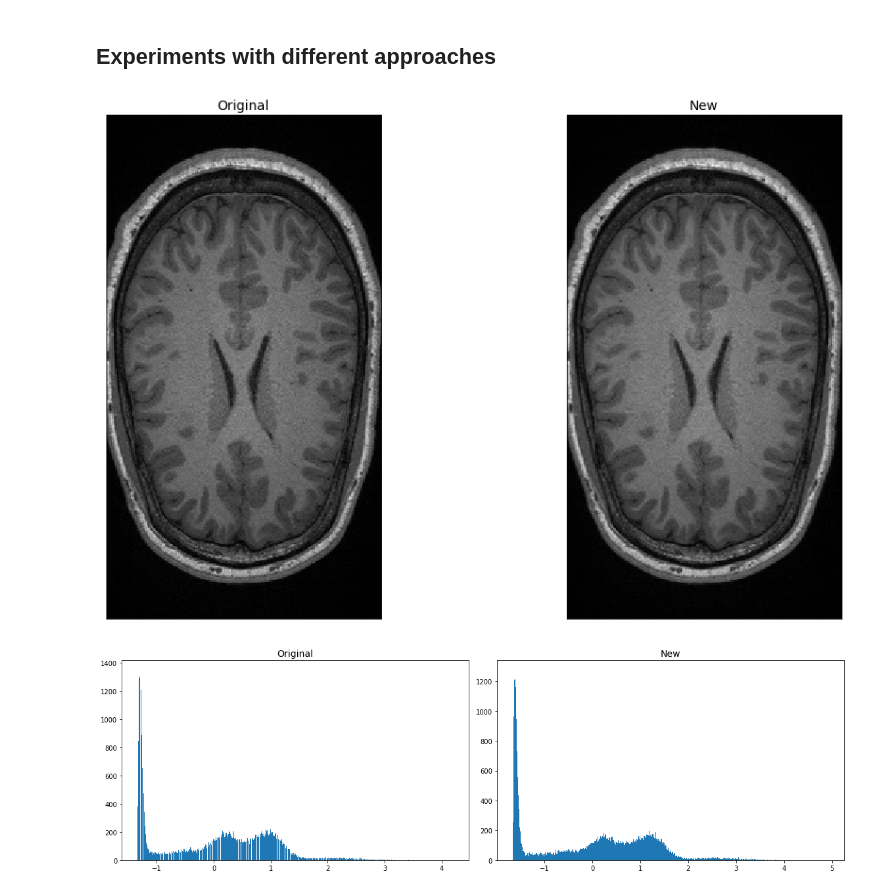
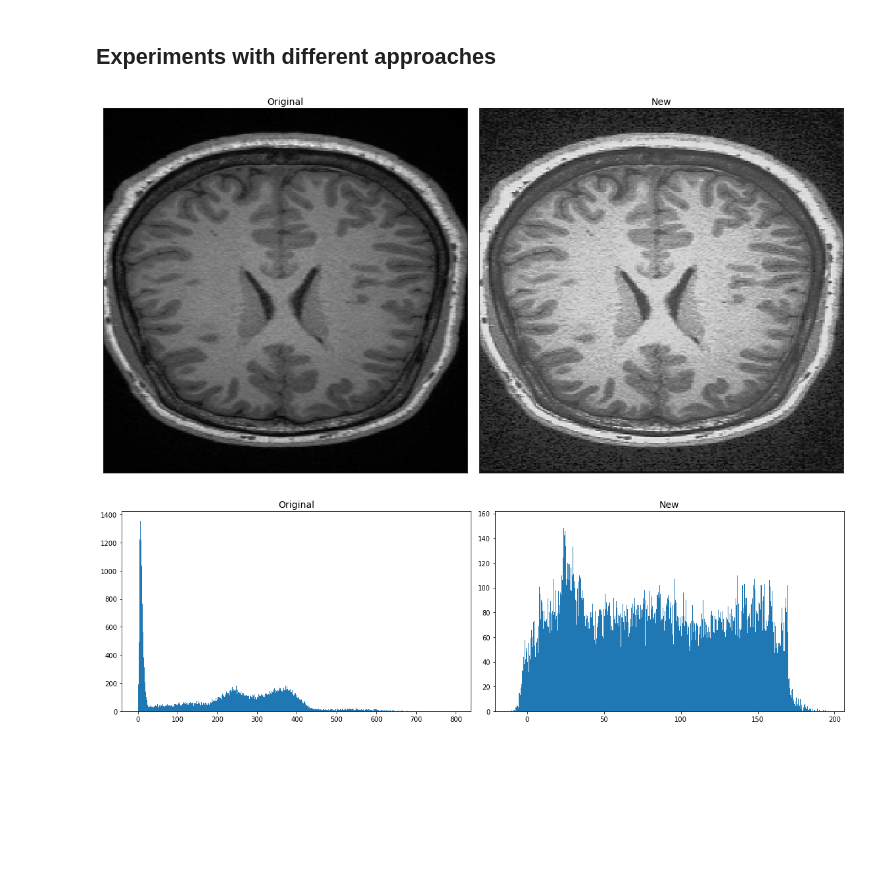
Before and after one commit to mrugnivenko/Skoltech-NLA-MRI, a Jupyter notebook: MRI-contrast.ipynb, the cells around one changed output. Drawn from its saved outputs; the diff is of its cells as text; code cells hidden in the pictures; blank space fills up the shorter version.

```diff
--- a/MRI-contrast.ipynb
+++ b/MRI-contrast.ipynb
@@ -72,3 +68,11 @@ A2 = (A1 - A1.mean())/A1.std()
+# %%
+#GLobal histogram equalization
+A1_to_cv = np.uint8(cv2.normalize(A1, None, 0, 255, cv2.NORM_MINMAX))
+A2 = cv2.equalizeHist(A1_to_cv)
+
+#Local histogram equalization
+#clahe = cv2.createCLAHE(clipLimit=2.0, tileGridSize=(8,8))
+#A2 = clahe.apply(A1_to_cv)
 # %%
 print(f'mean = {A2.mean()}')
 print(f'variance = {A2.var()}')
@@ -78,3 +82,6 @@ variance = 1.0000000000000002
+# %%
+A1 = cv2.resize(A1, (256, 256))
+A2 = cv2.resize(A2, (256, 256))
 # %%
 titles = ['LL1', 'LH1', 'HL1', 'HH1']
 
@@ -150,32 +157,32 @@ def new_LL(new_sigma):
 # %%
 # Article of 2014
 new_S = new_sigma1(S2, xi_2)
 LL = new_LL(new_S)
 brain1 = pywt.idwt2((LL, (LH2, HL2, HH2)), w)
 
 titles = ['Original', 'New']
 fig = plt.figure(figsize=(16, 8))
-for i, a in enumerate([A2, brain1]):
+for i, a in enumerate([A1, brain1]):
     ax = fig.add_subplot(1, 2, i + 1)
     ax.imshow(a, interpolation="nearest", cmap=plt.cm.gray)
     ax.set_title(titles[i], fontsize=14)
     ax.set_xticks([])
     ax.set_yticks([])
 fig.tight_layout()
 plt.show()
 # %% [output]
-[figure, old version]
+[figure, new version]
 # %%
 titles = ['Original', 'New']
 fig = plt.figure(figsize=(16, 5))
-for i, a in enumerate([A2, brain1]):
+for i, a in enumerate([A1, brain1]):
     ax = fig.add_subplot(1, 2, i + 1)
     ax.hist(a.reshape(-1), bins = 1000)
     ax.set_title(titles[i], fontsize=14)
 fig.tight_layout()
 plt.show()
 # %% [output]
-[figure, old version]
+[figure, new version]
 # %%
 # Article of 2015
 new_S = new_sigma2(S1, S2, xi_3)
```
Also changed, not shown: parts of 22 cells of this notebook, 2 other files.
